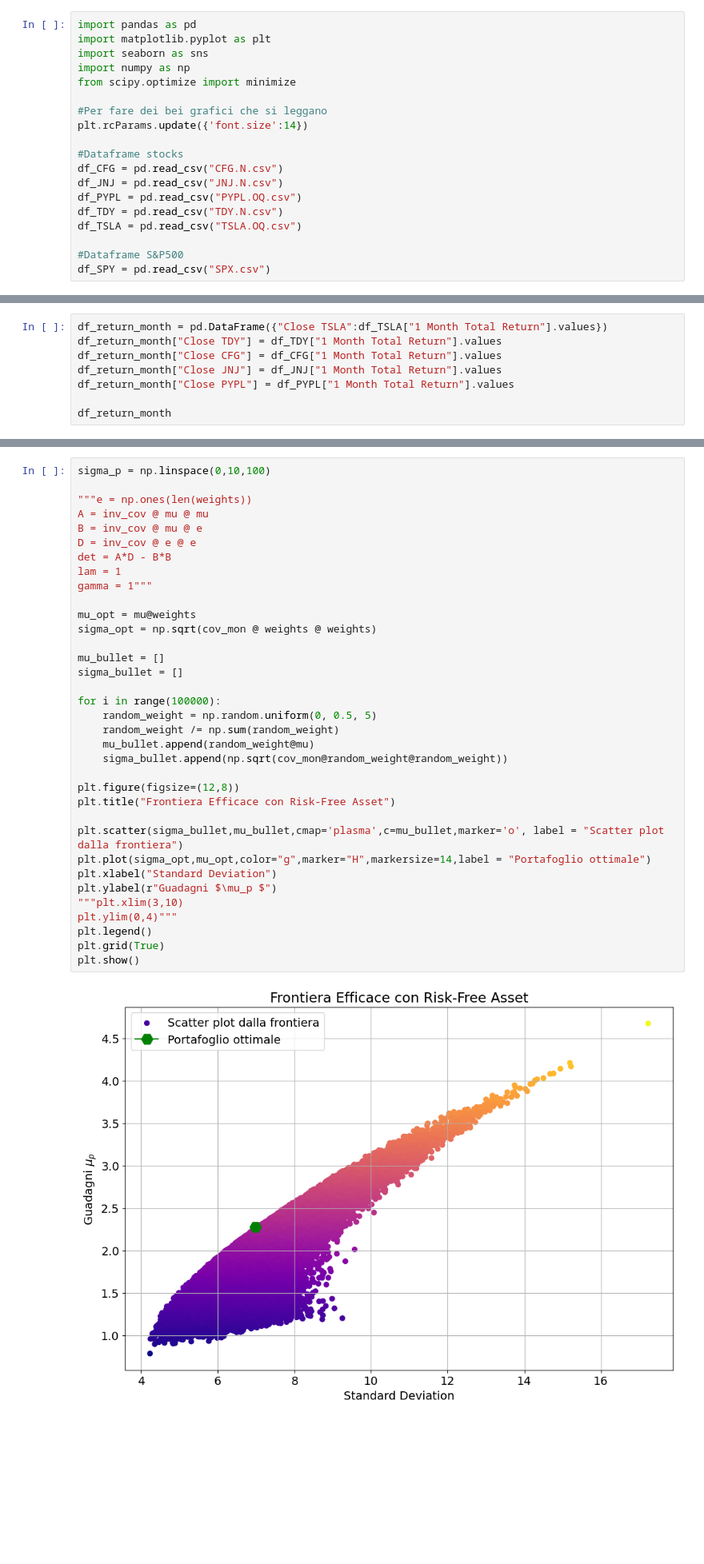
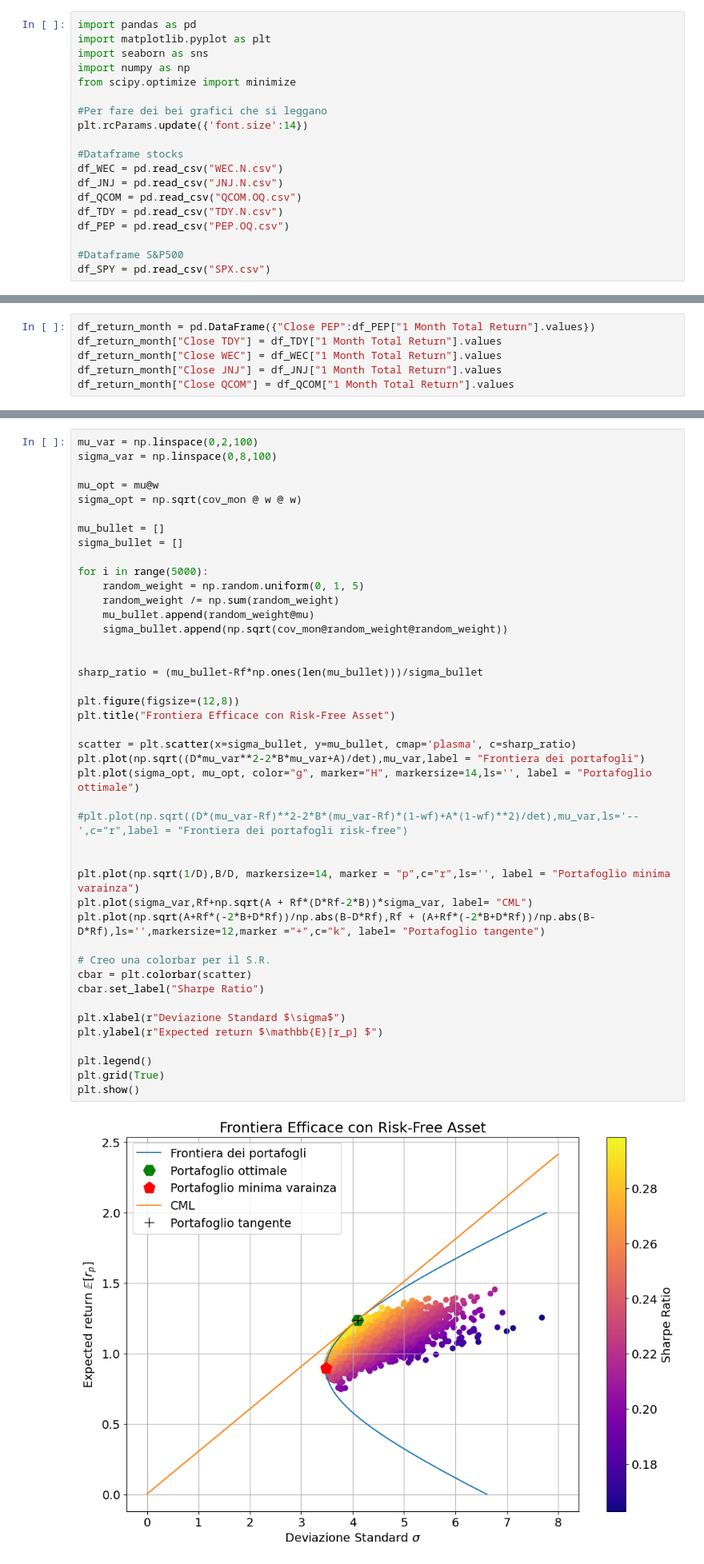
Before and after one commit to Riccardo-Martelli/Project_Work_Asset_Management, a Jupyter notebook: Final_Project.ipynb, the cells around one changed output, grey strips where cells are left out. Shown at 80% size. Drawn from its saved outputs; the diff is of its cells as text; blank space fills up the shorter version.

```diff
--- a/Final_Project.ipynb
+++ b/Final_Project.ipynb
@@ -9,11 +9,11 @@ from scipy.optimize import minimize
 plt.rcParams.update({'font.size':14})
 
 #Dataframe stocks
-df_CFG = pd.read_csv("CFG.N.csv")
+df_WEC = pd.read_csv("WEC.N.csv")
 df_JNJ = pd.read_csv("JNJ.N.csv")
-df_PYPL = pd.read_csv("PYPL.OQ.csv")
+df_QCOM = pd.read_csv("QCOM.OQ.csv")
 df_TDY = pd.read_csv("TDY.N.csv")
-df_TSLA = pd.read_csv("TSLA.OQ.csv")
+df_PEP = pd.read_csv("PEP.OQ.csv")
 
 #Dataframe S&P500
 df_SPY = pd.read_csv("SPX.csv")
@@ -186,8 +120,6 @@ Creo un dataframe contenente i monthly per le stock
 # %%
-df_return_month = pd.DataFrame({"Close TSLA":df_TSLA["1 Month Total Return"].values})
+df_return_month = pd.DataFrame({"Close PEP":df_PEP["1 Month Total Return"].values})
 df_return_month["Close TDY"] = df_TDY["1 Month Total Return"].values
-df_return_month["Close CFG"] = df_CFG["1 Month Total Return"].values
+df_return_month["Close WEC"] = df_WEC["1 Month Total Return"].values
 df_return_month["Close JNJ"] = df_JNJ["1 Month Total Return"].values
-df_return_month["Close PYPL"] = df_PYPL["1 Month Total Return"].values
-
-df_return_month
+df_return_month["Close QCOM"] = df_QCOM["1 Month Total Return"].values
@@ -301,40 +279,48 @@ Pesi portforlio ottimale: [ 0.29575707  0.41672892  0.01278935  0.35503701 -0.08
 # %%
-sigma_p = np.linspace(0,10,100)
+mu_var = np.linspace(0,2,100)
+sigma_var = np.linspace(0,8,100)
 
-"""e = np.ones(len(weights))
-A = inv_cov @ mu @ mu
-B = inv_cov @ mu @ e
-D = inv_cov @ e @ e
-det = A*D - B*B
-lam = 1
-gamma = 1"""
-
-mu_opt = mu@weights
-sigma_opt = np.sqrt(cov_mon @ weights @ weights)
+mu_opt = mu@w
+sigma_opt = np.sqrt(cov_mon @ w @ w)
 
 mu_bullet = []
 sigma_bullet = []
 
-for i in range(100000):
-    random_weight = np.random.uniform(0, 0.5, 5)
+for i in range(5000):
+    random_weight = np.random.uniform(0, 1, 5)
     random_weight /= np.sum(random_weight)
     mu_bullet.append(random_weight@mu)
     sigma_bullet.append(np.sqrt(cov_mon@random_weight@random_weight))
 
+
+sharp_ratio = (mu_bullet-Rf*np.ones(len(mu_bullet)))/sigma_bullet
+
 plt.figure(figsize=(12,8))
 plt.title("Frontiera Efficace con Risk-Free Asset")
 
-plt.scatter(sigma_bullet,mu_bullet,cmap='plasma',c=mu_bullet,marker='o', label = "Scatter plot dalla frontiera")
-plt.plot(sigma_opt,mu_opt,color="g",marker="H",markersize=14,label = "Portafoglio ottimale")
-plt.xlabel("Standard Deviation")
-plt.ylabel(r"Guadagni $\mu_p $")
-"""plt.xlim(3,10)
-plt.ylim(0,4)"""
+scatter = plt.scatter(x=sigma_bullet, y=mu_bullet, cmap='plasma', c=sharp_ratio)
+plt.plot(np.sqrt((D*mu_var**2-2*B*mu_var+A)/det),mu_var,label = "Frontiera dei portafogli")
+plt.plot(sigma_opt, mu_opt, color="g", marker="H", markersize=14,ls='', label = "Portafoglio ottimale")
+
+#plt.plot(np.sqrt((D*(mu_var-Rf)**2-2*B*(mu_var-Rf)*(1-wf)+A*(1-wf)**2)/det),mu_var,ls='--',c="r",label = "Frontiera dei portafogli risk-free")
+
+
+plt.plot(np.sqrt(1/D),B/D, markersize=14, marker = "p",c="r",ls='', label = "Portafoglio minima varainza")
+plt.plot(sigma_var,Rf+np.sqrt(A + Rf*(D*Rf-2*B))*sigma_var, label= "CML")
+plt.plot(np.sqrt(A+Rf*(-2*B+D*Rf))/np.abs(B-D*Rf),Rf + (A+Rf*(-2*B+D*Rf))/np.abs(B-D*Rf),ls='',markersize=12,marker ="+",c="k", label= "Portafoglio tangente")
+
+# Creo una colorbar per il S.R.
+cbar = plt.colorbar(scatter)
+cbar.set_label("Sharpe Ratio")
+
+plt.xlabel(r"Deviazione Standard $\sigma$")
+plt.ylabel(r"Expected return $\mathbb{E}[r_p] $")
+
 plt.legend()
 plt.grid(True)
 plt.show()
 # %% [output]
-[figure, old version]
+[figure, new version]
 # %% [markdown]
 ## Punto 4
 # %% [markdown]
```
Also changed, not shown: parts of 32 cells of this notebook, 3 other files.
